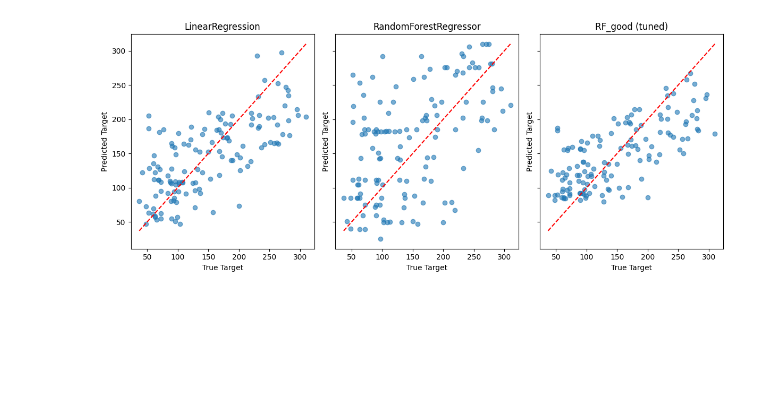
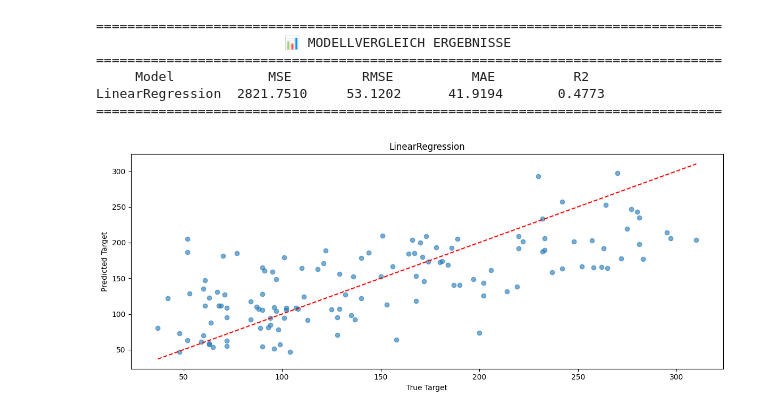
Before and after one commit to Jens011203/Evaluierung_Integrationsseminar, a Jupyter notebook: src/Regression.ipynb, the cells around one changed output. Saved outputs shown, nothing was run; the diff lists cells and outputs as text; code cells hidden in the pictures; blank space fills up the shorter version.

```diff
--- a/src/Regression.ipynb
+++ b/src/Regression.ipynb
@@ -45,6 +42,5 @@ models['RF_good (tuned)'] = search.best_estimator_
 # %%
-# 4. Train, predict and evaluate
-metrics = []
+summary = []
 predictions = {}
 
 for name, model in models.items():
@@ -57,7 +53,7 @@ for name, model in models.items():
     mae = mean_absolute_error(y_test, y_pred)
     r2 = r2_score(y_test, y_pred)
 
-    metrics.append({
+    summary.append({
         "Model": name,
         'MSE': mse,
         'RMSE': rmse,
@@ -77,13 +81,36 @@ RandomForestRegressor 5840.631579 76.424025 62.135338 -0.081937
+# %%
+df_summary = pd.DataFrame(summary)
+
+print("\n" + "="*80)
+print("                        📊 MODELLVERGLEICH ERGEBNISSE")
+print("="*80)
+
+df_display = df_summary.copy()
+numeric_columns = ['MSE', 'RMSE', 'MAE', 'R2']
+df_display[numeric_columns] = df_display[numeric_columns].round(4)
+
+print(df_display.to_string(index=False,
+                          float_format='%.4f',
+                          col_space=12,
+                          justify='center'))
+
+print("="*80)
+# %% [output]
+================================================================================
+                        📊 MODELLVERGLEICH ERGEBNISSE
+================================================================================
+     Model            MSE         RMSE          MAE          R2
+LinearRegression  2821.7510     53.1202      41.9194       0.4773
+================================================================================
 # %%
 # 6. Plot true vs. predicted for both models
-fig, axes = plt.subplots(1, 3, figsize=(12, 5), sharex=True, sharey=True)
-for ax, (name, y_pred) in zip(axes, predictions.items()):
-    ax.scatter(y_test, y_pred, alpha=0.6)
-    ax.plot([y_test.min(), y_test.max()], [y_test.min(), y_test.max()], 'r--')
-    ax.set_title(name)
-    ax.set_xlabel('True Target')
-    ax.set_ylabel('Predicted Target')
+fig, ax = plt.subplots(1, 1, figsize=(12, 5), sharex=True, sharey=True)
+ax.scatter(y_test, y_pred, alpha=0.6)
+ax.plot([y_test.min(), y_test.max()], [y_test.min(), y_test.max()], 'r--')
+ax.set_title(name)
+ax.set_xlabel('True Target')
+ax.set_ylabel('Predicted Target')
 plt.tight_layout()
 plt.show()
 # %% [output]
-[figure, old version]
+[figure, new version]
```
Also changed, not shown: parts of 5 cells of this notebook, 4 other files.
